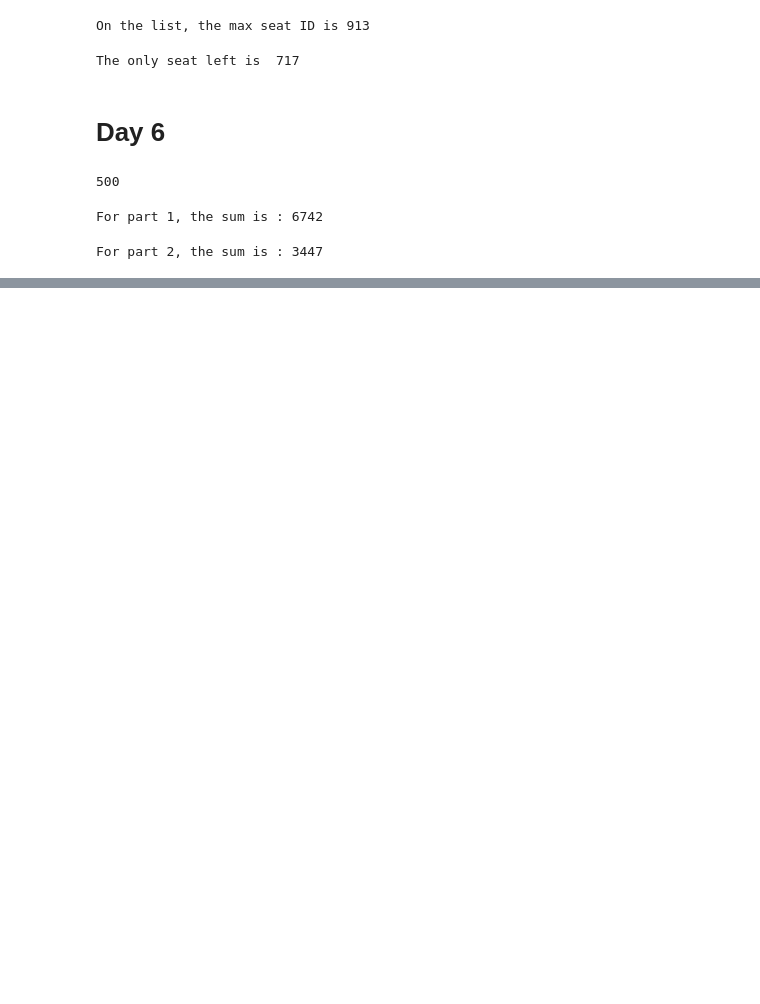
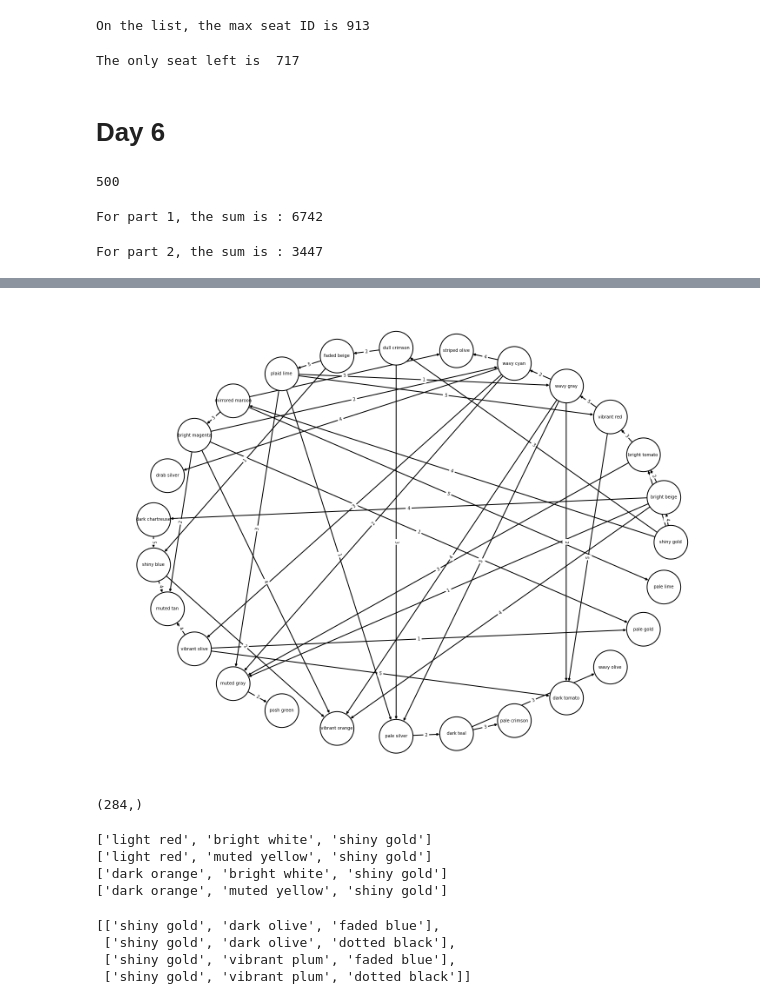
Before and after one commit to Jeremynadal33/adventofcode2020, a Jupyter notebook: adventofcode2020.ipynb, the cells around one changed output, grey strips where cells are left out. Cells and saved outputs as stored; diff of their text form; code cells hidden in the pictures; blank space fills up the shorter version.

```diff
--- a/adventofcode2020.ipynb
+++ b/adventofcode2020.ipynb
@@ -377,0 +690,3 @@ For part 2, the sum is : 3447
+# %%
+test = pd.DataFrame(test,columns=['data'])
+test
@@ -377,0 +707,9 @@ For part 2, the sum is : 3447
+# %%
+to_drop = []
+index = test.index
+for ind in range(len(index)):
+    for ind2 in range(ind,len(index)):
+        #print(ind,ind2)
+        if test.loc[index[ind]][0] in test.loc[index[ind2]][0] :
+            if index[ind] not in to_drop : to_drop.append(index[ind])
+                #print()
@@ -377,0 +722,17 @@ For part 2, the sum is : 3447
+# %%
+path = 0
+summ = 0
+for path in paths:
+    summ += path_to_number_of_bags(G,path)
+    print( path_to_number_of_bags(G,path) )
+
+print(summ)
+
+def ugly_trick(graph, paths):
+    delt = []
+    sous = 0
+    for path in paths :
+        if path[1] not in delt :
+            sous += int(graph.get_edge_data(path[0],path[1],'weight')['weight'])
+            delt.append(path[1])
+    return sous
@@ -377,0 +745,5 @@ For part 2, the sum is : 3447
+# %%
+sub_edges = []
+for path in paths :
+    for ind in range(len(path)-1):
+        sub_edges.append( [path[ind],path[ind+1],int(G.get_edge_data(path[ind],path[ind+1])['weight'])] )
@@ -377,0 +770,10 @@ For part 2, the sum is : 3447
+# %%
+test = create_graph_from_array(sub_edges)
+
+display_graph(test, method = nx.circular_layout)
+# %% [output]
+[figure, added]
+# %%
+unique_bags.shape
+# %% [output]
+(284,)
@@ -377,0 +783,25 @@ For part 2, the sum is : 3447
+# %%
+bags = []
+summ = 0
+for root in roots :
+    for path in nx.all_simple_paths(G,root,'shiny gold') :
+        print(path)
+        bags.append(path)
+# %% [output]
+['light red', 'bright white', 'shiny gold']
+['light red', 'muted yellow', 'shiny gold']
+['dark orange', 'bright white', 'shiny gold']
+['dark orange', 'muted yellow', 'shiny gold']
+# %%
+roots = (v for v, d in test.in_degree() if d == 0)
+leaves = [v for v, d in test.out_degree() if d == 0]
+all_paths = []
+for root in roots:
+    paths = nx.all_simple_paths(test, root, leaves)
+    all_paths.extend(paths)
+all_paths
+# %% [output]
+[['shiny gold', 'dark olive', 'faded blue'],
+ ['shiny gold', 'dark olive', 'dotted black'],
+ ['shiny gold', 'vibrant plum', 'faded blue'],
+ ['shiny gold', 'vibrant plum', 'dotted black']]
```
Also changed, not shown: parts of 28 cells of this notebook, 4 other files.
